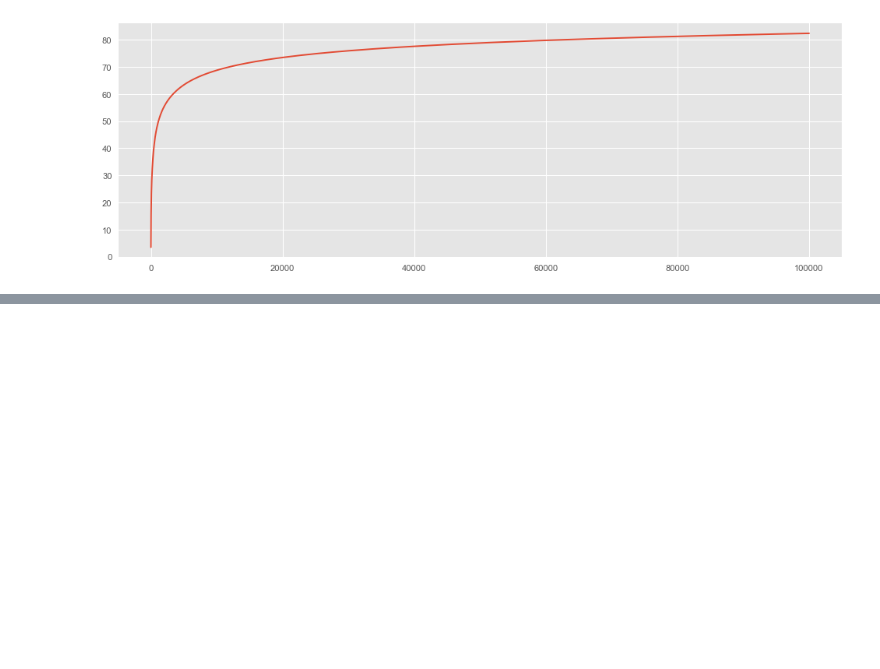
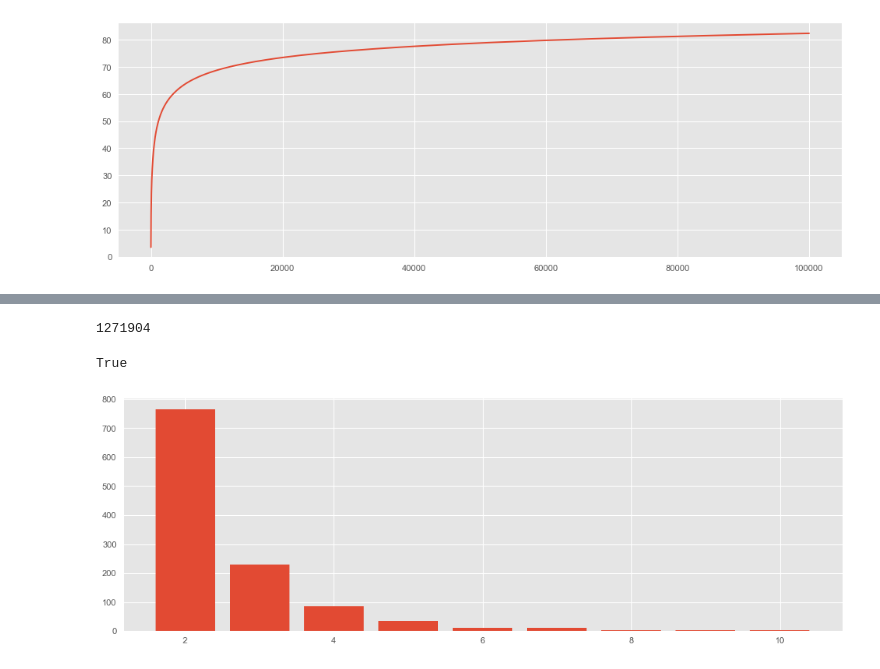
Before and after one commit to zaksoliman/career_prediction, a Jupyter notebook: notebooks/Workbench.ipynb, the cells around one changed output, grey strips where cells are left out. Drawn from its saved outputs; the diff is of its cells as text; code cells hidden in the pictures; blank space fills up the shorter version.

Commit message:
Added new multilabel model

```diff
--- a/notebooks/Workbench.ipynb
+++ b/notebooks/Workbench.ipynb
@@ -181,0 +214,2 @@ df.to_pickle("/data/rali7/Tmp/solimanz/data/pickles/add_tok_trans.pkl")
+# %%
+multi_label = defaultdict(set)
@@ -181,0 +220,4 @@ df.to_pickle("/data/rali7/Tmp/solimanz/data/pickles/add_tok_trans.pkl")
+# %%
+len(multi_label)
+# %% [output]
+1271904
@@ -181,0 +226,23 @@ df.to_pickle("/data/rali7/Tmp/solimanz/data/pickles/add_tok_trans.pkl")
+# %%
+seq_lengths = defaultdict(list)
+for k, v in multi_label.items():
+    seq_lengths[len(k)].append(len(v))
+# %%
+all( k == i+1 for i, k in  enumerate(seq_lengths.keys()))
+# %% [output]
+True
+# %%
+lists = sorted(seq_lengths.items()) # sorted by key, return a list of tuples
+
+x, y = zip(*lists) # unpack a list of pairs into two tuples
+y = [max(i) for i in y]
+#y = [sum(i)/len(i) for i in y]
+# %%
+plt.rcParams['figure.figsize'] = 15, 5
+plt.rcParams['figure.dpi'] = 80
+plt.bar(x[1:10], y[1:10])
+plt.xlabel("Sub sequence length")
+plt.ylabel("Maximum number of next step posibilities")
+plt.show()
+# %% [output]
+[figure, added]
```
Also changed, not shown: parts of 18 cells of this notebook, 11 other files.
